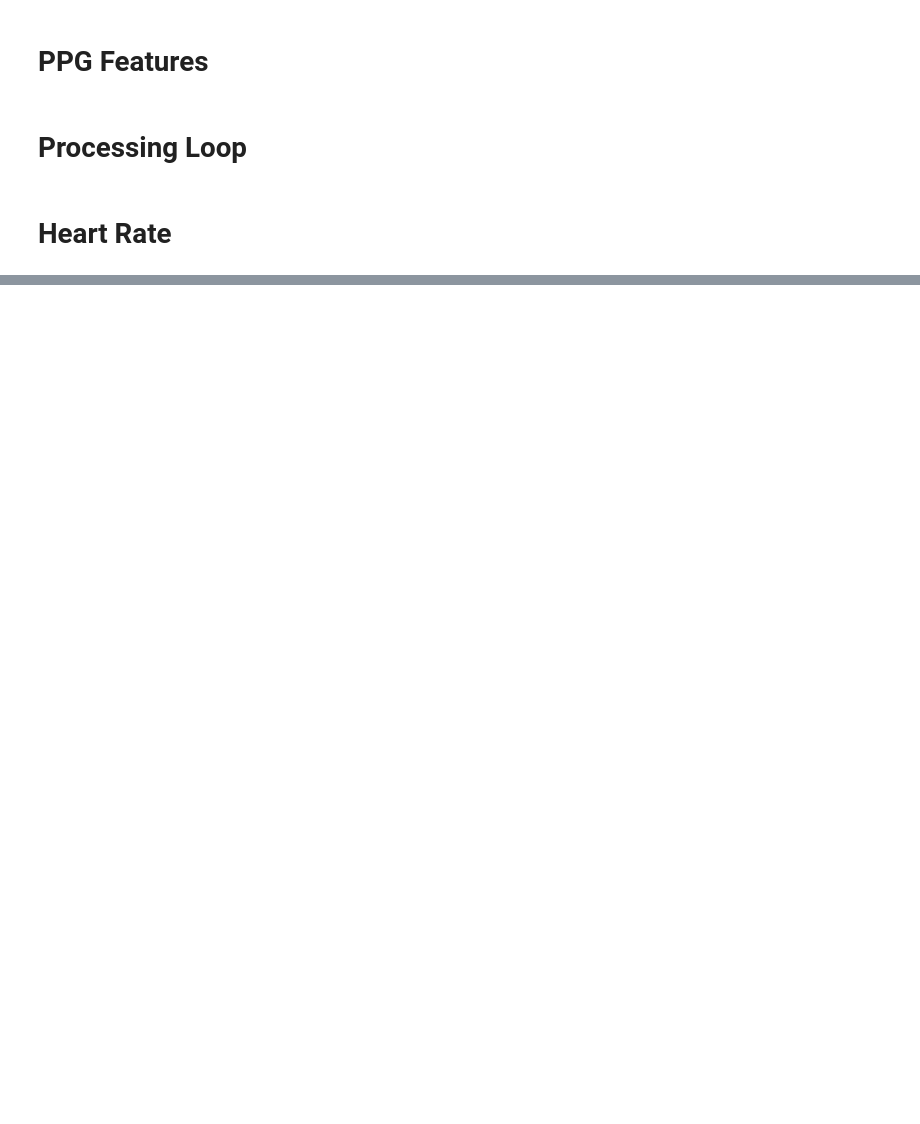
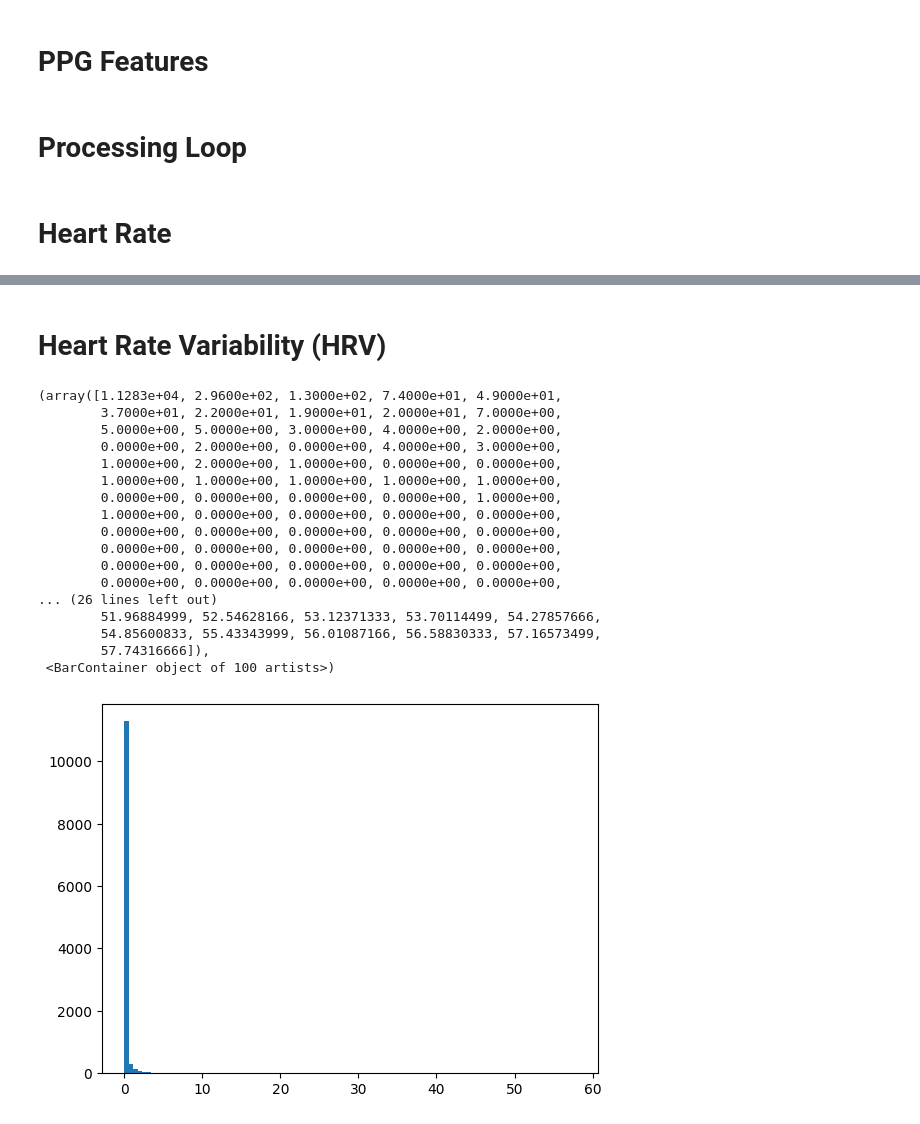
Before and after one commit to hjalalin/ecg-bp-estimation, a Jupyter notebook: 1_featueres.ipynb, the cells around one changed output, grey strips where cells are left out. Drawn from its saved outputs; the diff is of its cells as text; code cells hidden in the pictures; blank space fills up the shorter version.

```diff
--- a/1_featueres.ipynb
+++ b/1_featueres.ipynb
@@ -90,0 +136,23 @@ plt.legend()
+# %% [markdown]
+# Heart Rate Variability (HRV)
+# %%
+plt.hist(rr_interval_variability, bins= 100)
+# %% [output]
+(array([1.1283e+04, 2.9600e+02, 1.3000e+02, 7.4000e+01, 4.9000e+01,
+        3.7000e+01, 2.2000e+01, 1.9000e+01, 2.0000e+01, 7.0000e+00,
+        5.0000e+00, 5.0000e+00, 3.0000e+00, 4.0000e+00, 2.0000e+00,
+        0.0000e+00, 2.0000e+00, 0.0000e+00, 4.0000e+00, 3.0000e+00,
+        1.0000e+00, 2.0000e+00, 1.0000e+00, 0.0000e+00, 0.0000e+00,
+        1.0000e+00, 1.0000e+00, 1.0000e+00, 1.0000e+00, 1.0000e+00,
+        0.0000e+00, 0.0000e+00, 0.0000e+00, 0.0000e+00, 1.0000e+00,
+        1.0000e+00, 0.0000e+00, 0.0000e+00, 0.0000e+00, 0.0000e+00,
+        0.0000e+00, 0.0000e+00, 0.0000e+00, 0.0000e+00, 0.0000e+00,
+        0.0000e+00, 0.0000e+00, 0.0000e+00, 0.0000e+00, 0.0000e+00,
+        0.0000e+00, 0.0000e+00, 0.0000e+00, 0.0000e+00, 0.0000e+00,
+        0.0000e+00, 0.0000e+00, 0.0000e+00, 0.0000e+00, 0.0000e+00,
+... (26 lines left out)
+        51.96884999, 52.54628166, 53.12371333, 53.70114499, 54.27857666,
+        54.85600833, 55.43343999, 56.01087166, 56.58830333, 57.16573499,
+        57.74316666]),
+ <BarContainer object of 100 artists>)
+[figure, added]
```
Also changed, not shown: parts of 4 cells of this notebook.
